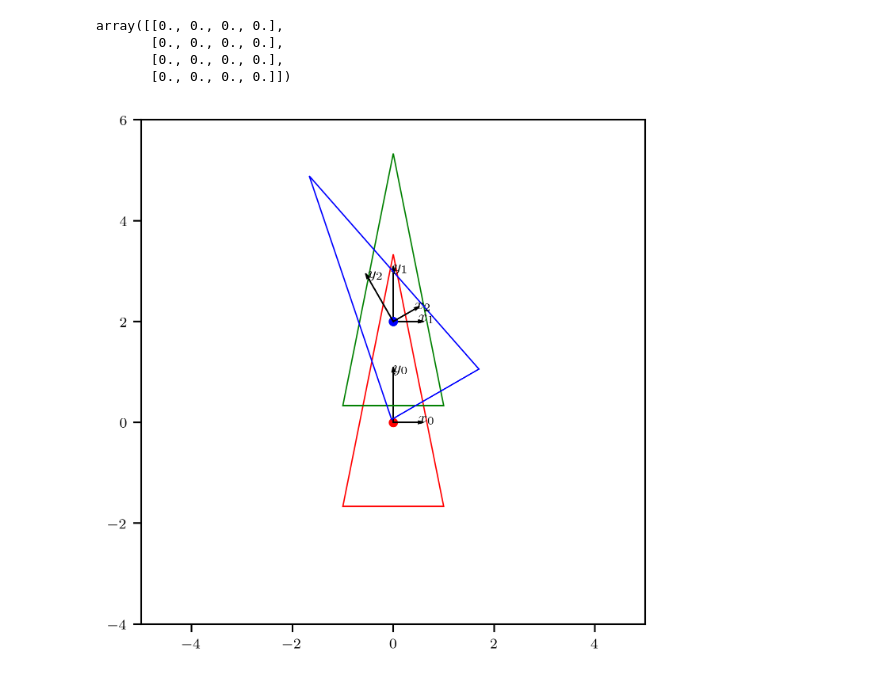
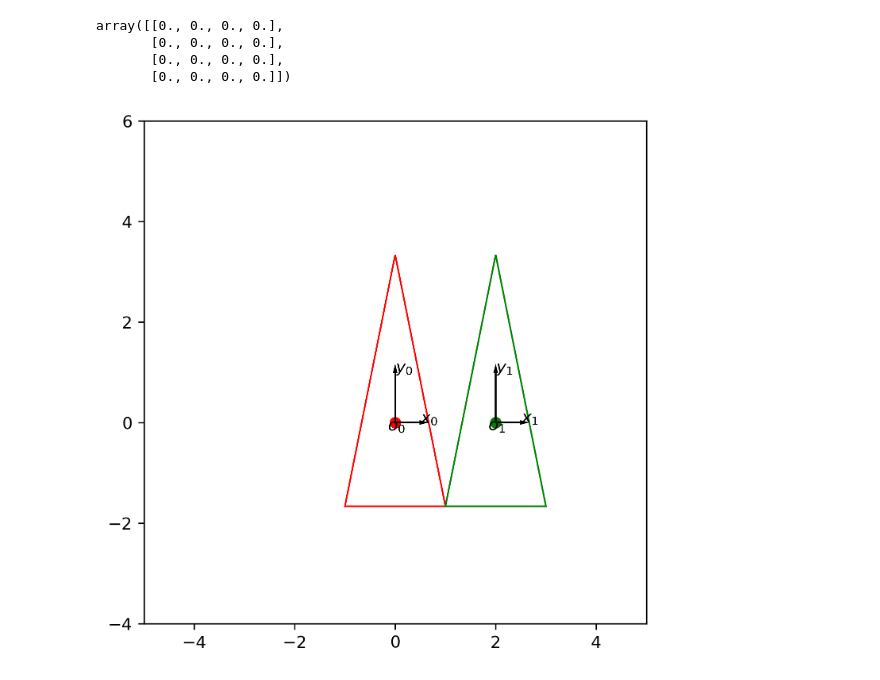
Before and after one commit to CIE-KFUPM/Rigid_Body, a Jupyter notebook: notebooks/transformations_example.ipynb, the cells around one changed output. Drawn from its saved outputs; the diff is of its cells as text; code cells hidden in the pictures.

```diff
--- a/notebooks/transformations_example.ipynb
+++ b/notebooks/transformations_example.ipynb
@@ -4,8 +4,8 @@ import matplotlib.pyplot as plt
 from matplotlib.patches import Polygon
 # %%
 import rigidbody.transformations as trans
-import rigidbody.plotter as plotter
-plotter.set_context("paper")
+# import rigidbody.plotter as plotter
+# plotter.set_context("paper")
 # %%
 R = trans.rotation_matrix_x(np.pi/3)
 # %%
@@ -146,9 +76,0 @@ def draw_triangles(operations:list,file_name,limits=np.array([[-5,5],[-5,5]])):
-# %%
-# draw_triangles([trans_x,rot_z], 'rot_z_trans_x',limits=np.array([[-4,6],[-5,5]])) # the order in the list is the reverse of the actual operations
-# draw_triangles([rot_z,trans_x], 'trans_x_rot_z',limits=np.array([[-4,6],[-5,5]]))
-# draw_triangles([trans_y,trans_x], 'trans_x_trans_y',limits=np.array([[-4,6],[-5,5]]))
-# draw_triangles([trans_x,trans_y],'trans_y_trans_x',limits=np.array([[-4,6],[-5,5]]))
-# draw_triangles([rot_z_local,trans_y],'trans_y_rot_z_local',limits=np.array([[-4,6],[-5,5]]))
-draw_triangles([trans_y,rot_z,trans_y_inv,trans_y],'trans_y_trans_y_inv_rot_z_trans_y',limits=np.array([[-4,6],[-5,5]]))
-# %% [output]
-[figure, removed]
@@ -154,0 +188,5 @@ draw_triangles([trans_y,rot_z,trans_y_inv,trans_y],'trans_y_trans_y_inv_rot_z_tr
+# %%
+# NEW VERSION
+Ps, Po, _ = draw_triangles([trans_x], 'trans_x',limits=np.array([[-4,6],[-5,5]]))
+# %% [output]
+[figure, added]
```
Also changed, not shown: parts of 12 cells of this notebook.
